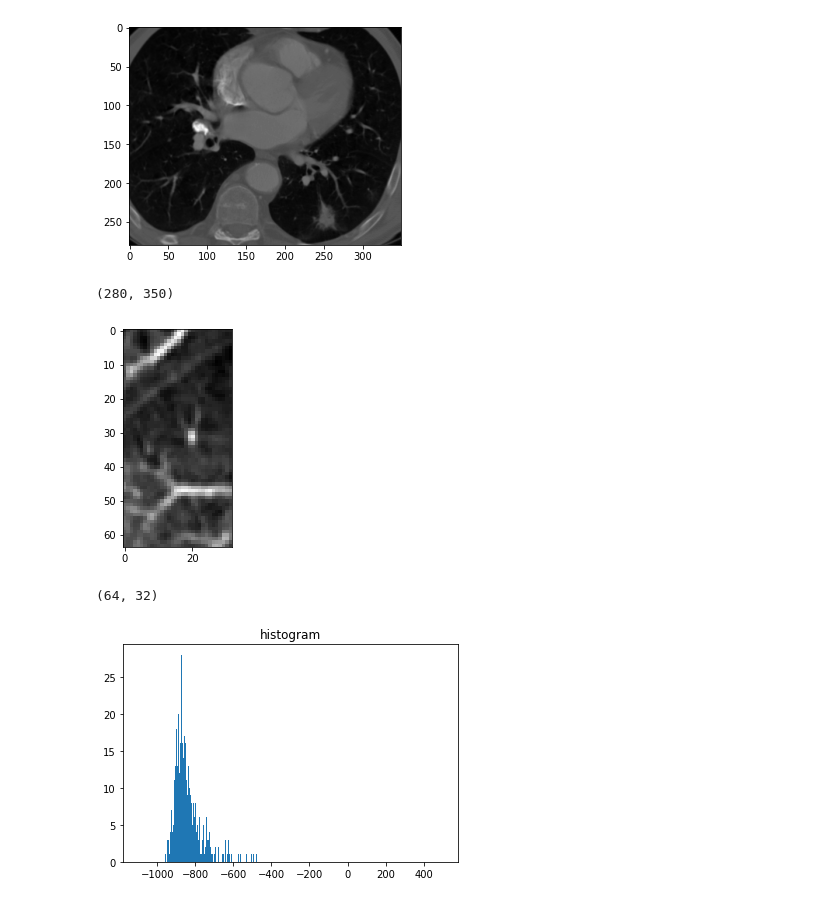
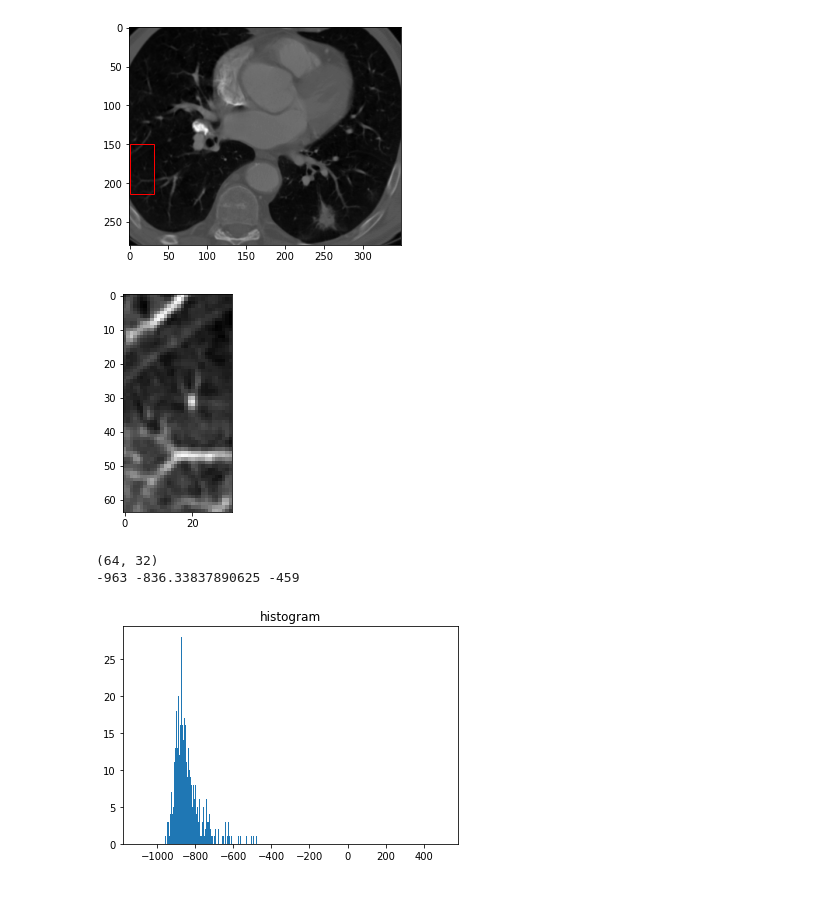
Before and after one commit to s-mostafa-a/CT-noise-statistical-characterization, a Jupyter notebook: notebooks/from_the_scratch.ipynb, the cells around one changed output. Drawn from its saved outputs; the diff is of its cells as text; code cells hidden in the pictures.

```diff
--- a/notebooks/from_the_scratch.ipynb
+++ b/notebooks/from_the_scratch.ipynb
@@ -16,21 +16,27 @@ import SimpleITK as sitk
 from matplotlib import pyplot as plt
 from scipy.stats import mode
 # %%
+import matplotlib.patches as patches
 img = np.load(f'''../resources/luna_cropped.npy''')
-plt.imshow(img, cmap='gray')
+fig1, ax1 = plt.subplots(1)
+ax1.imshow(img, cmap='gray')
+rect = patches.Rectangle((0, 150),32,64,linewidth=1,edgecolor='r',facecolor='none')
+ax1.add_patch(rect)
 plt.show()
-print(img.shape)
 # %% [output]
-[figure, old version]
+[figure, new version]
-(280, 350)
 # %%
-neighborhood = img[150:214, :32]
+from copy import deepcopy
+
+neighborhood = deepcopy(img[150:214, :32])
 plt.imshow(neighborhood, cmap='gray')
 plt.show()
 print(neighborhood.shape)
+print(np.min(neighborhood), np.mean(neighborhood), np.max(neighborhood))
 # %% [output]
 [figure]
 (64, 32)
+-963 -836.33837890625 -459
 # %%
 flat = neighborhood.flatten()
 ax = plt.subplot(1, 1, 1)
```
Also changed, not shown: parts of 21 cells of this notebook, 2 other files.
